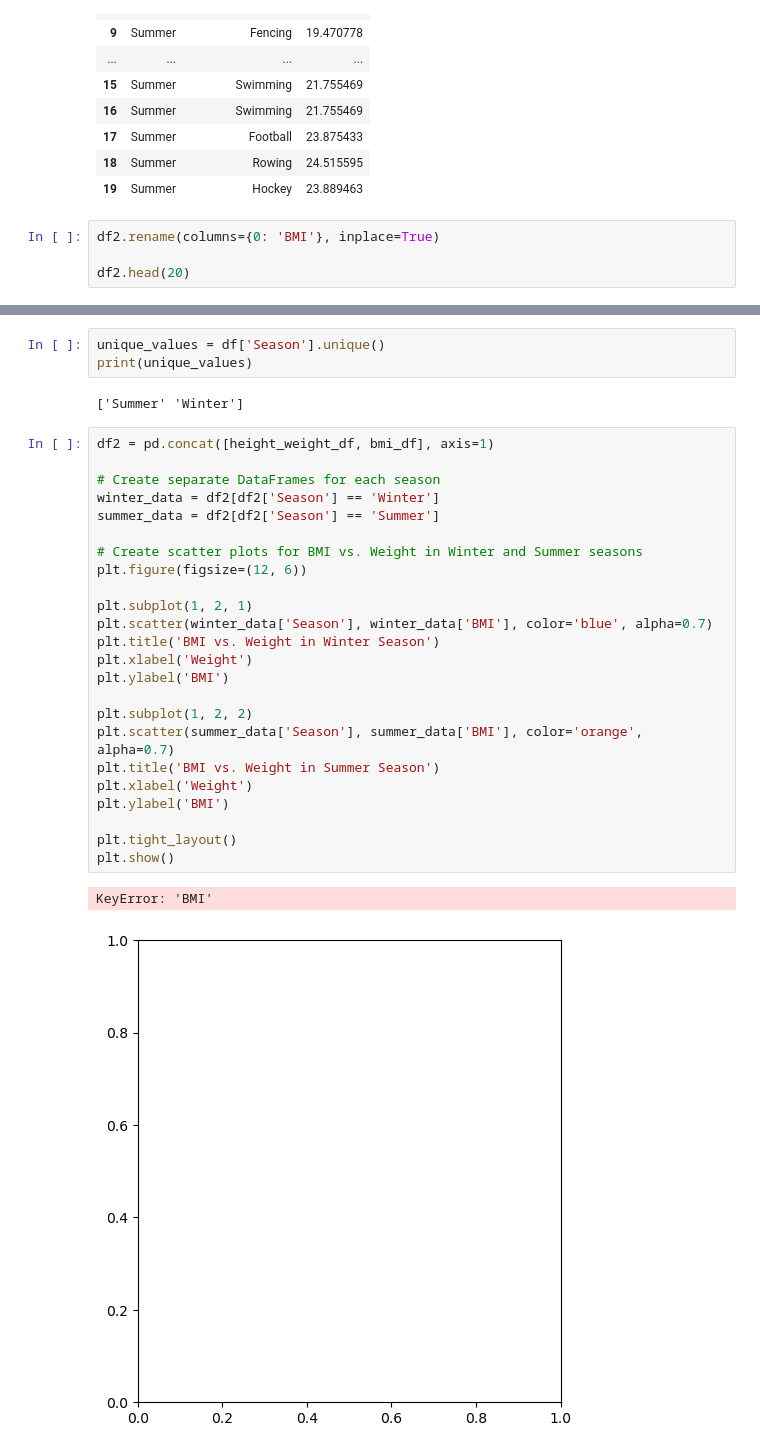
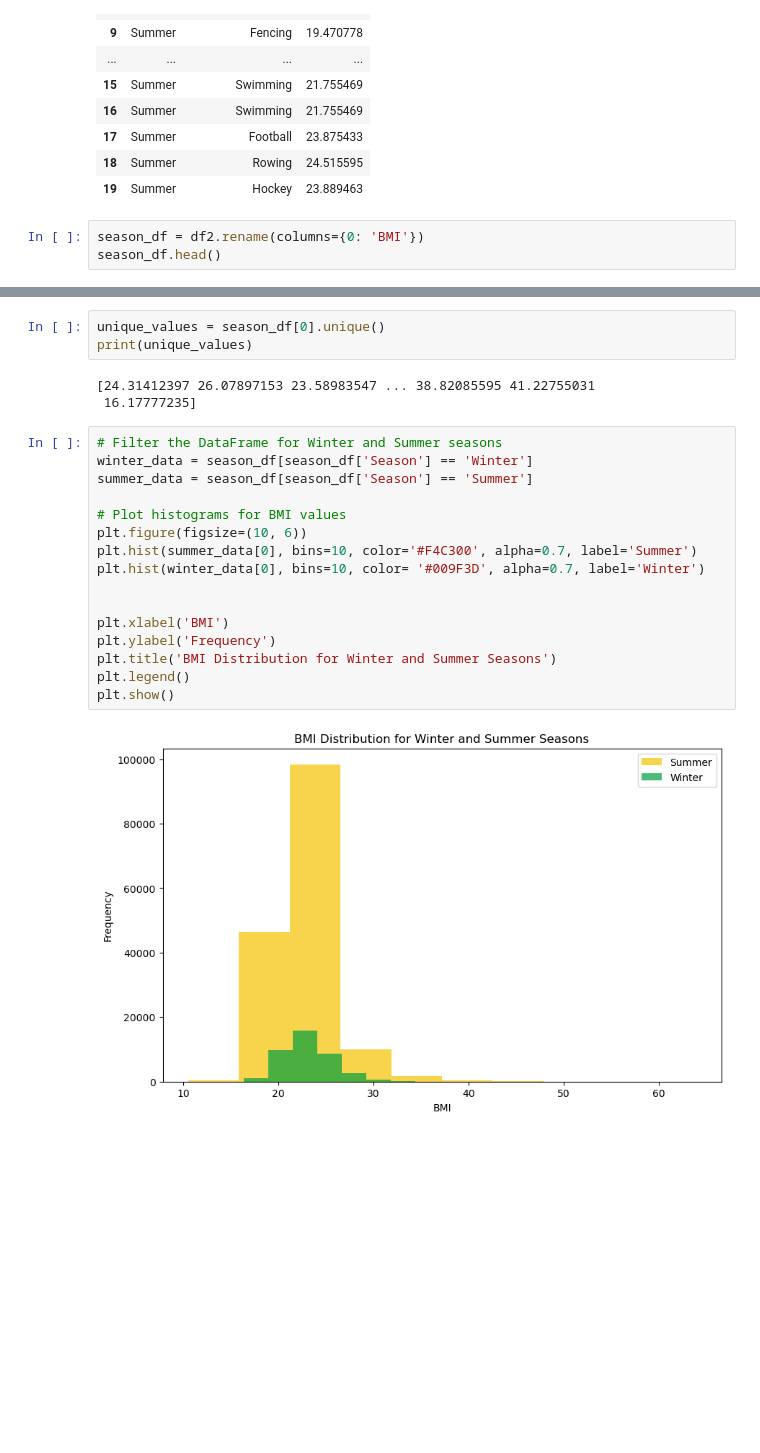
Before and after one commit to arroyo-jorge16/project_1_group_3, a Jupyter notebook: jorge_work/Project_1.ipynb, the cells around one changed output, grey strips where cells are left out. Cells and saved outputs as stored; diff of their text form; blank space fills up the shorter version.

```diff
--- a/jorge_work/Project_1.ipynb
+++ b/jorge_work/Project_1.ipynb
@@ -133,9 +155,8 @@ df2.head(20)
 | 18 | Summer | Rowing | 24.515595 |
 | 19 | Summer | Hockey | 23.889463 |
 # %%
-df2.rename(columns={0: 'BMI'}, inplace=True)
-
-df2.head(20)
+season_df = df2.rename(columns={0: 'BMI'})
+season_df.head()
 # %% [output]
 |  | Season | Sport | BMI |
 | 0 | Summer | Gymnastics | 24.314124 |
@@ -157,32 +167,24 @@ df2.head(20)
 # %%
-unique_values = df['Season'].unique()
+unique_values = season_df[0].unique()
 print(unique_values)
 # %% [output]
-['Summer' 'Winter']
+[24.31412397 26.07897153 23.58983547 ... 38.82085595 41.22755031
+ 16.17777235]
 # %%
-df2 = pd.concat([height_weight_df, bmi_df], axis=1)
+# Filter the DataFrame for Winter and Summer seasons
+winter_data = season_df[season_df['Season'] == 'Winter']
+summer_data = season_df[season_df['Season'] == 'Summer']
 
-# Create separate DataFrames for each season
-winter_data = df2[df2['Season'] == 'Winter']
-summer_data = df2[df2['Season'] == 'Summer']
+# Plot histograms for BMI values
+plt.figure(figsize=(10, 6))
+plt.hist(summer_data[0], bins=10, color='#F4C300', alpha=0.7, label='Summer')
+plt.hist(winter_data[0], bins=10, color= '#009F3D', alpha=0.7, label='Winter')
 
-# Create scatter plots for BMI vs. Weight in Winter and Summer seasons
-plt.figure(figsize=(12, 6))
 
-plt.subplot(1, 2, 1)
-plt.scatter(winter_data['Season'], winter_data['BMI'], color='blue', alpha=0.7)
-plt.title('BMI vs. Weight in Winter Season')
-plt.xlabel('Weight')
-plt.ylabel('BMI')
-
-plt.subplot(1, 2, 2)
-plt.scatter(summer_data['Season'], summer_data['BMI'], color='orange', alpha=0.7)
-plt.title('BMI vs. Weight in Summer Season')
-plt.xlabel('Weight')
-plt.ylabel('BMI')
-
-plt.tight_layout()
+plt.xlabel('BMI')
+plt.ylabel('Frequency')
+plt.title('BMI Distribution for Winter and Summer Seasons')
+plt.legend()
 plt.show()
 # %% [output]
-KeyError: 'BMI'
-[figure, old version]
+[figure, new version]
```
Also changed, not shown: parts of 5 cells of this notebook, 1 other file.
